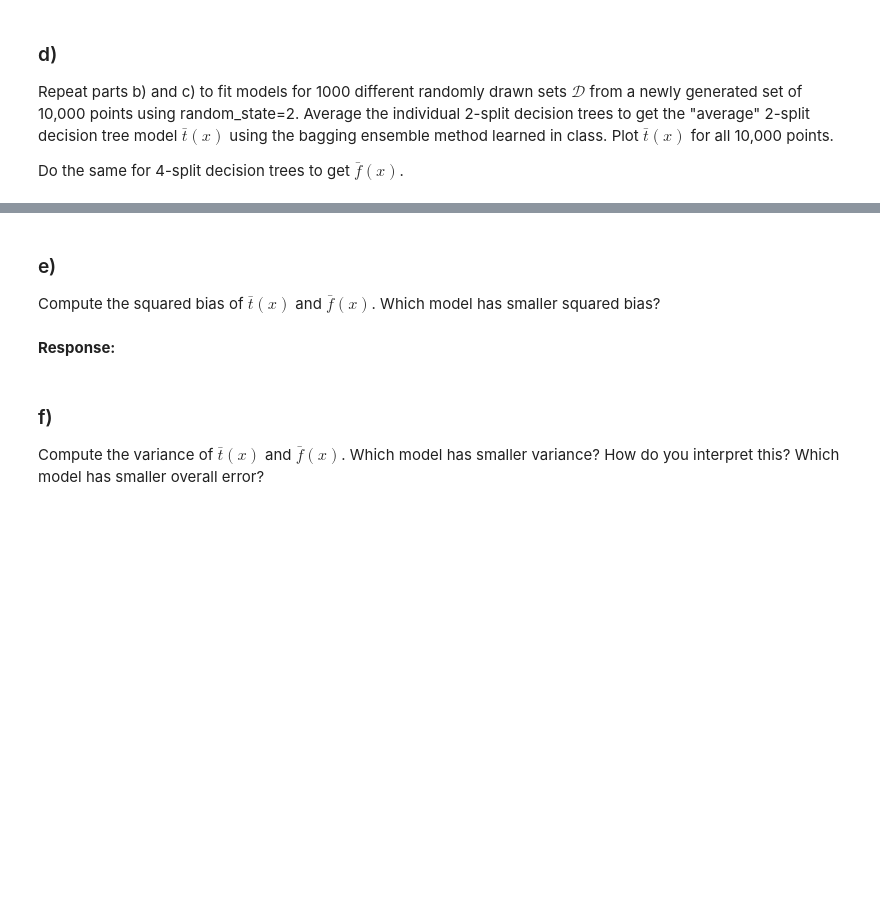
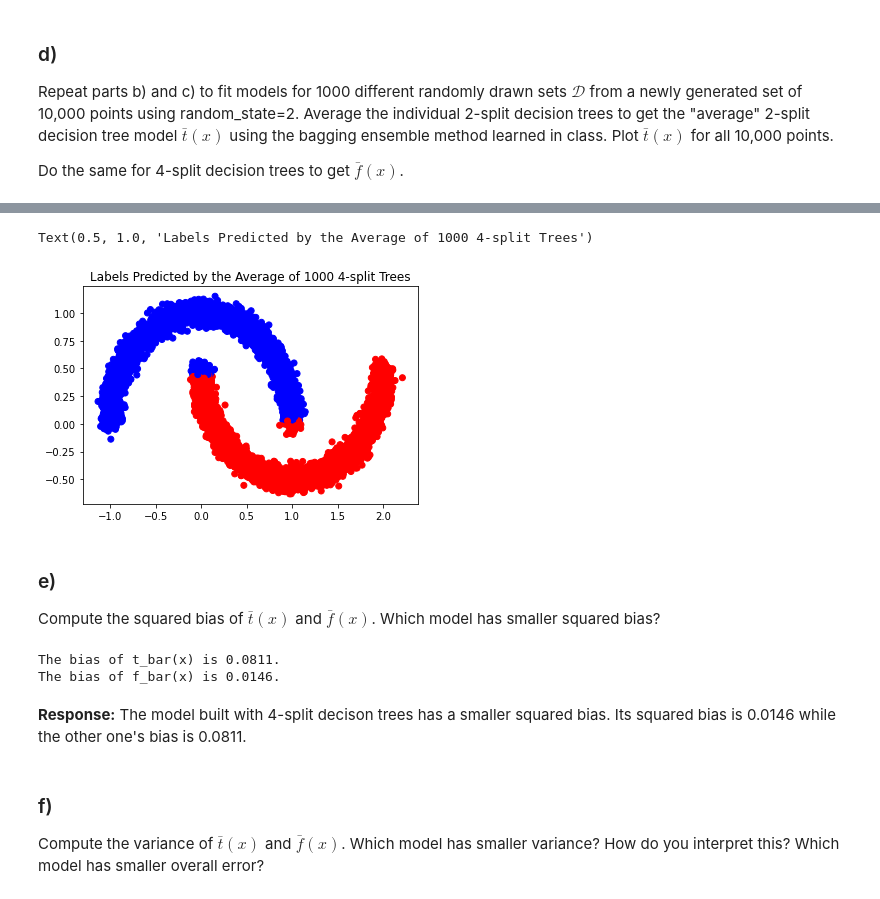
Before and after one commit to zgk2003/homework, a Jupyter notebook: BiasVarianceTree.ipynb, the cells around one changed output, grey strips where cells are left out. Cells and saved outputs as stored; diff of their text form; code cells hidden in the pictures; blank space fills up the shorter version.

```diff
--- a/BiasVarianceTree.ipynb
+++ b/BiasVarianceTree.ipynb
@@ -116,9 +139,25 @@ from sklearn.ensemble import BaggingClassifier
+# %%
+y_hat4 = clf4.predict(X_large)
+colors = ['red' if x==1 else 'blue' for x in y_hat4.tolist()]
+plt.scatter(X_large[:,0], X_large[:,1], color = colors)
+plt.title('Labels Predicted by the Average of 1000 4-split Trees')
+# %% [output]
+Text(0.5, 1.0, 'Labels Predicted by the Average of 1000 4-split Trees')
+[figure, added]
 # %% [markdown]
 ### e)
 
 Compute the squared bias of $\bar{t}(x)$ and $\bar{f}(x)$. Which model has smaller squared bias?
-# %% [markdown]
-__Response:__
+# %%
+bias2 = np.mean(np.square(y_hat2 - y_large))
+bias4 = np.mean(np.square(y_hat4 - y_large))
+print('The bias of t_bar(x) is ' + str(bias2) + '.')
+print('The bias of f_bar(x) is ' + str(bias4) + '.')
+# %% [output]
+The bias of t_bar(x) is 0.0811.
+The bias of f_bar(x) is 0.0146.
+# %% [markdown]
+__Response:__ The model built with 4-split decison trees has a smaller squared bias. Its squared bias is 0.0146 while the other one's bias is 0.0811.
 # %% [markdown]
 ### f)
 
```
Also changed, not shown: parts of 7 cells of this notebook.
